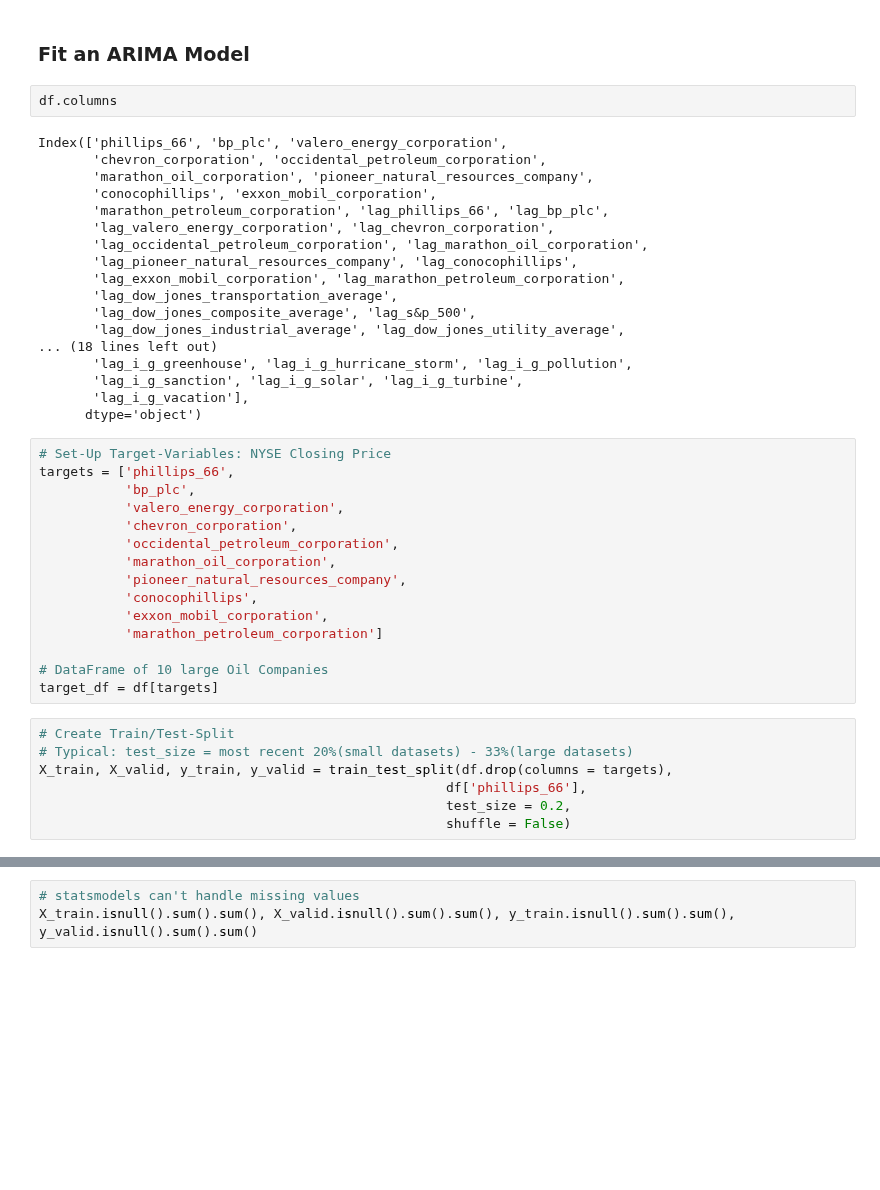
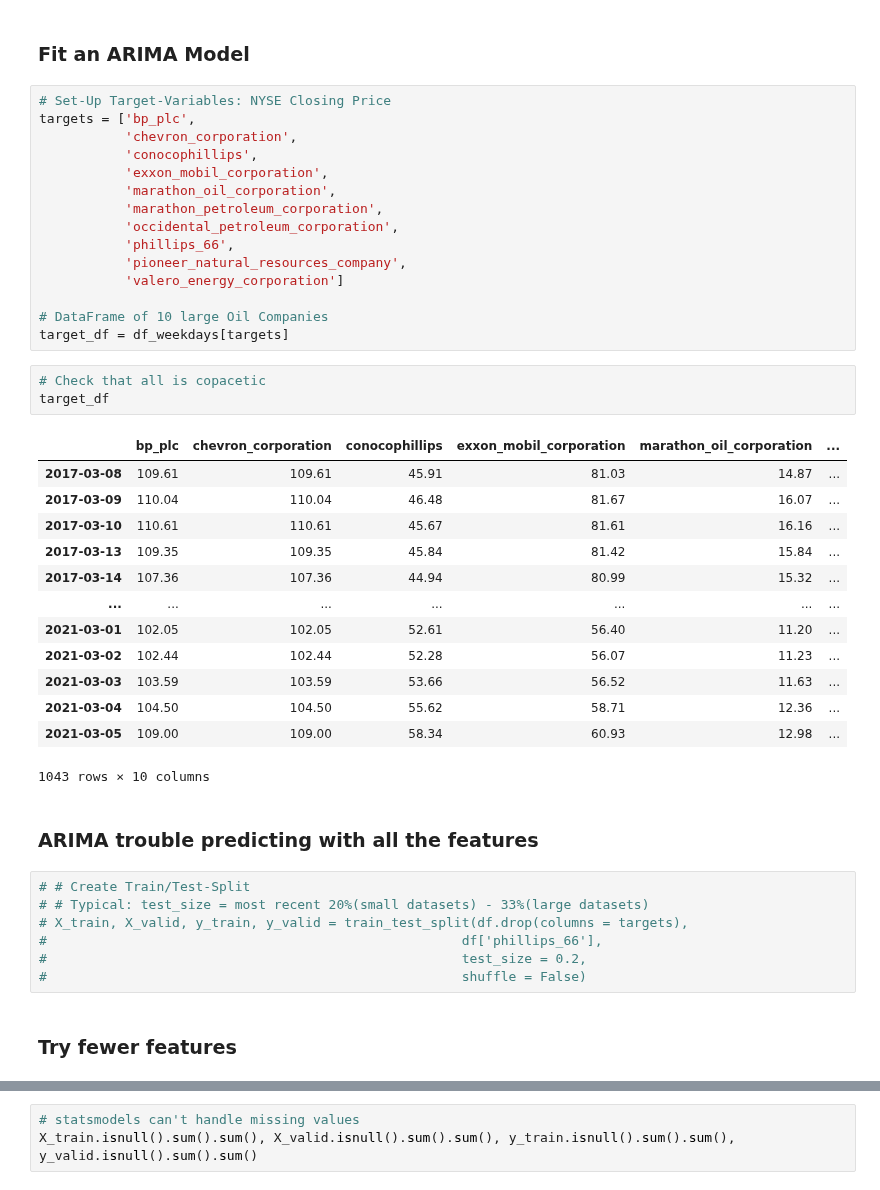
Before and after one commit to griffinwt/Hackathon_March2021, a Jupyter notebook: code/Model-Tuning-Brandon/Model-Tuning.ipynb, the cells around one changed output, grey strips where cells are left out. Saved outputs shown, nothing was run; the diff lists cells and outputs as text; blank space fills up the shorter version.

```diff
--- a/code/Model-Tuning-Brandon/Model-Tuning.ipynb
+++ b/code/Model-Tuning-Brandon/Model-Tuning.ipynb
@@ -124,44 +232,45 @@ df
 # %% [markdown]
 ### Fit an ARIMA Model
-# %%
-df.columns
-# %% [output]
-Index(['phillips_66', 'bp_plc', 'valero_energy_corporation',
-       'chevron_corporation', 'occidental_petroleum_corporation',
-       'marathon_oil_corporation', 'pioneer_natural_resources_company',
-       'conocophillips', 'exxon_mobil_corporation',
-       'marathon_petroleum_corporation', 'lag_phillips_66', 'lag_bp_plc',
-       'lag_valero_energy_corporation', 'lag_chevron_corporation',
-       'lag_occidental_petroleum_corporation', 'lag_marathon_oil_corporation',
-       'lag_pioneer_natural_resources_company', 'lag_conocophillips',
-       'lag_exxon_mobil_corporation', 'lag_marathon_petroleum_corporation',
-       'lag_dow_jones_transportation_average',
-       'lag_dow_jones_composite_average', 'lag_s&p_500',
-       'lag_dow_jones_industrial_average', 'lag_dow_jones_utility_average',
-... (18 lines left out)
-       'lag_i_g_greenhouse', 'lag_i_g_hurricane_storm', 'lag_i_g_pollution',
-       'lag_i_g_sanction', 'lag_i_g_solar', 'lag_i_g_turbine',
-       'lag_i_g_vacation'],
-      dtype='object')
 # %%
 # Set-Up Target-Variables: NYSE Closing Price
-targets = ['phillips_66',
-           'bp_plc',
-           'valero_energy_corporation',
+targets = ['bp_plc',
            'chevron_corporation',
-           'occidental_petroleum_corporation',
-           'marathon_oil_corporation',
-           'pioneer_natural_resources_company',
            'conocophillips',
            'exxon_mobil_corporation',
-           'marathon_petroleum_corporation']
+           'marathon_oil_corporation',
+           'marathon_petroleum_corporation',
+           'occidental_petroleum_corporation',
+           'phillips_66',
+           'pioneer_natural_resources_company',
+           'valero_energy_corporation']
 
 # DataFrame of 10 large Oil Companies
-target_df = df[targets]
+target_df = df_weekdays[targets]
+# %%
+# Check that all is copacetic
+target_df
+# %% [output]
+|  | bp_plc | chevron_corporation | conocophillips | exxon_mobil_corporation | marathon_oil_corporation | ... |
+| 2017-03-08 | 109.61 | 109.61 | 45.91 | 81.03 | 14.87 | ... |
+| 2017-03-09 | 110.04 | 110.04 | 46.48 | 81.67 | 16.07 | ... |
+| 2017-03-10 | 110.61 | 110.61 | 45.67 | 81.61 | 16.16 | ... |
+| 2017-03-13 | 109.35 | 109.35 | 45.84 | 81.42 | 15.84 | ... |
+| 2017-03-14 | 107.36 | 107.36 | 44.94 | 80.99 | 15.32 | ... |
+| ... | ... | ... | ... | ... | ... | ... |
+| 2021-03-01 | 102.05 | 102.05 | 52.61 | 56.40 | 11.20 | ... |
+| 2021-03-02 | 102.44 | 102.44 | 52.28 | 56.07 | 11.23 | ... |
+| 2021-03-03 | 103.59 | 103.59 | 53.66 | 56.52 | 11.63 | ... |
+| 2021-03-04 | 104.50 | 104.50 | 55.62 | 58.71 | 12.36 | ... |
+| 2021-03-05 | 109.00 | 109.00 | 58.34 | 60.93 | 12.98 | ... |
+1043 rows × 10 columns
+# %% [markdown]
+### ARIMA trouble predicting with all the features
 # %%
-# Create Train/Test-Split
-# Typical: test_size = most recent 20%(small datasets) - 33%(large datasets)
-X_train, X_valid, y_train, y_valid = train_test_split(df.drop(columns = targets),
-                                                    df['phillips_66'],
-                                                    test_size = 0.2,
-                                                    shuffle = False)
+# # Create Train/Test-Split
+# # Typical: test_size = most recent 20%(small datasets) - 33%(large datasets)
+# X_train, X_valid, y_train, y_valid = train_test_split(df.drop(columns = targets),
+#                                                     df['phillips_66'],
+#                                                     test_size = 0.2,
+#                                                     shuffle = False)
+# %% [markdown]
+### Try fewer features
```
Also changed, not shown: parts of 31 cells of this notebook, 9 other files.
